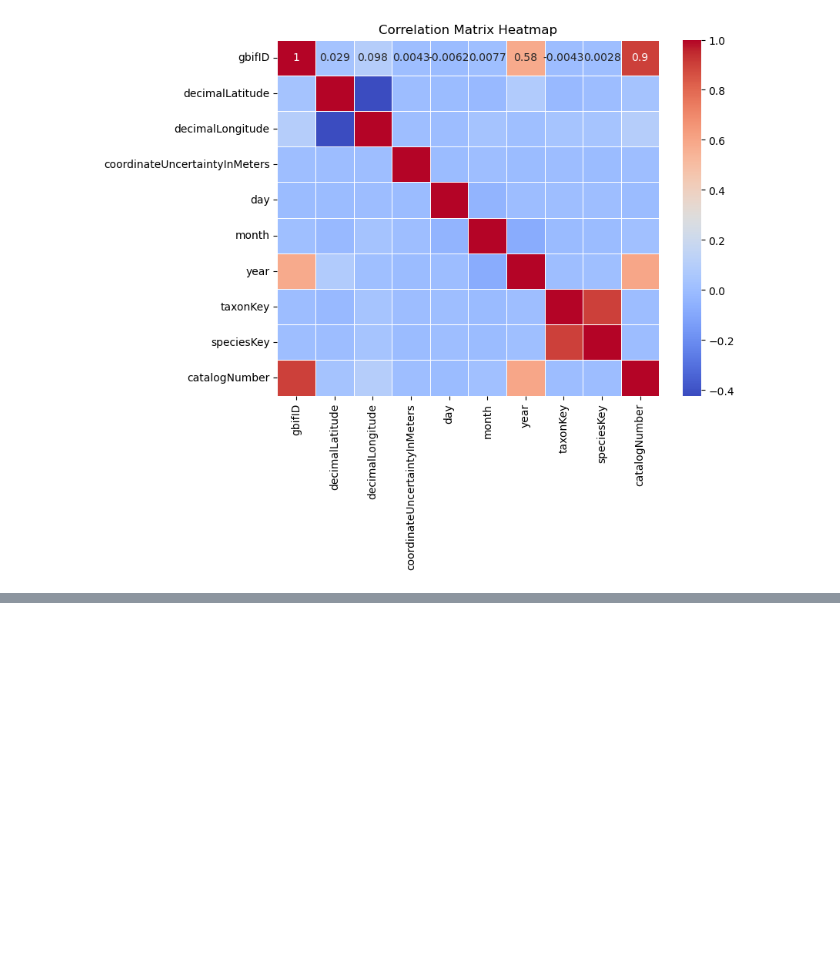
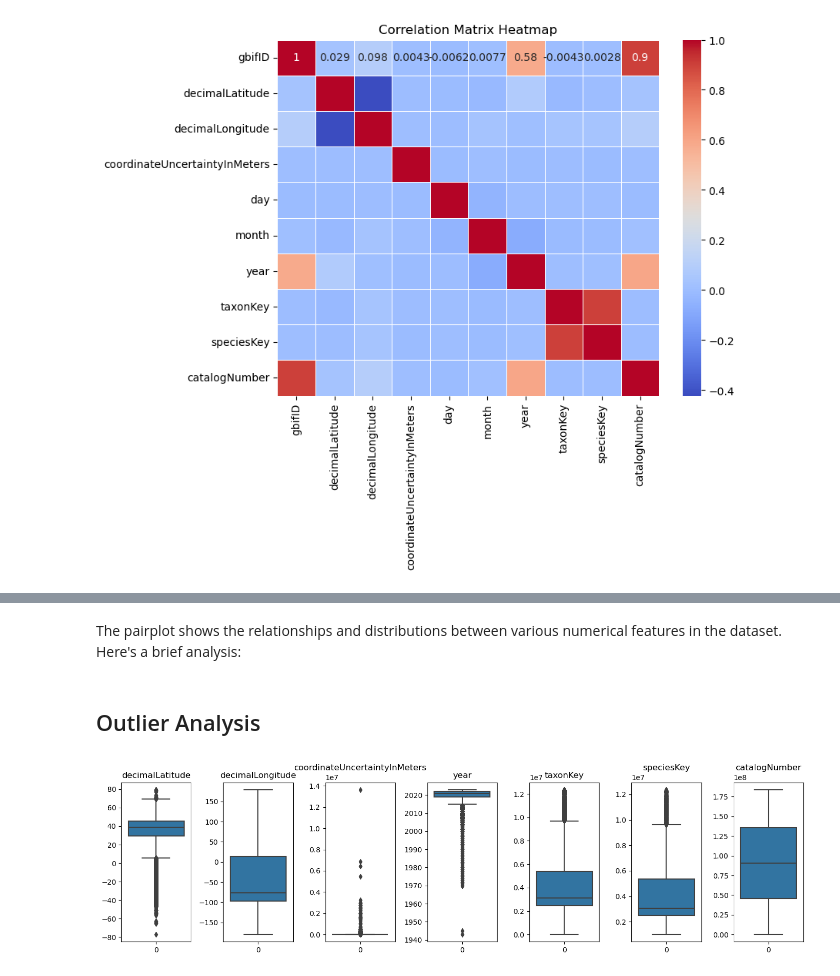
Before and after one commit to AmarjaKumbhar1505/Advance_Python_Programming, a Jupyter notebook: Darwin_Core_EDA.ipynb, the cells around one changed output, grey strips where cells are left out. Saved outputs shown, nothing was run; the diff lists cells and outputs as text; code cells hidden in the pictures; blank space fills up the shorter version.

```diff
--- a/Darwin_Core_EDA.ipynb
+++ b/Darwin_Core_EDA.ipynb
@@ -472,0 +482,26 @@ sns.pairplot(data_cleaned,
+# %% [markdown]
+The pairplot shows the relationships and distributions between various numerical features in the dataset. Here's a brief analysis:
+# %% [markdown]
+<a id='outlier-analysis'></a>
+## Outlier Analysis
+# %%
+# Checking Outliers
+
+# Initialize the subplot counter
+x = 0
+
+# Create a figure with specified size
+plt.figure(figsize=(16, 4))
+select_column=['decimalLatitude','decimalLongitude','coordinateUncertaintyInMeters','year','taxonKey','speciesKey','catalogNumber']
+# Loop through each numerical column and create a boxplot
+for col in select_column:
+    x += 1
+    plt.subplot(1, 8, x)
+    sns.boxplot(data=data_cleaned[col])
+    plt.title(col)
+
+# Show the plots
+plt.tight_layout()  # Adjust subplots to fit in the figure area.
+plt.show()
+# %% [output]
+[figure, added]
```
Also changed, not shown: parts of 8 cells of this notebook.
